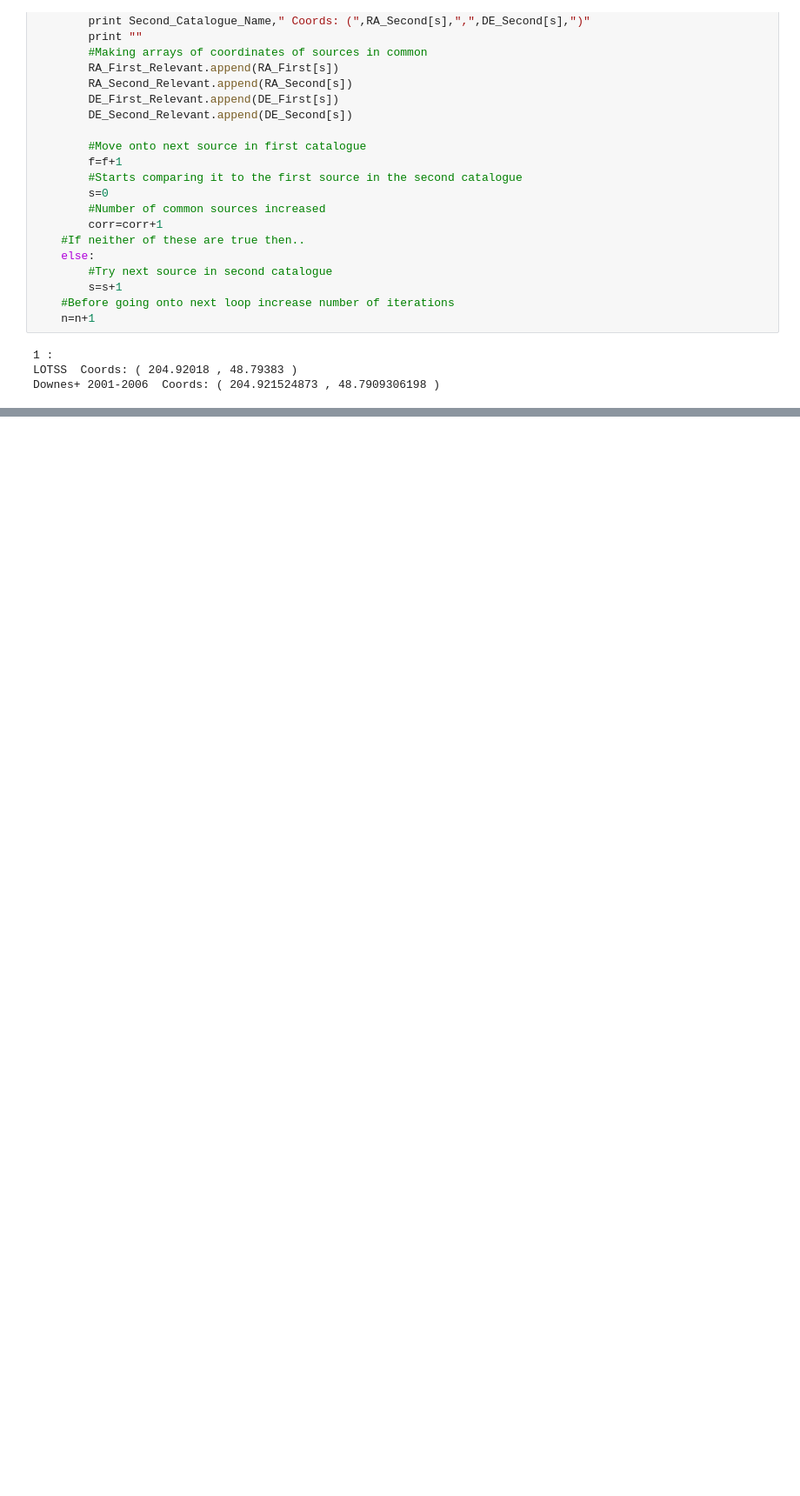
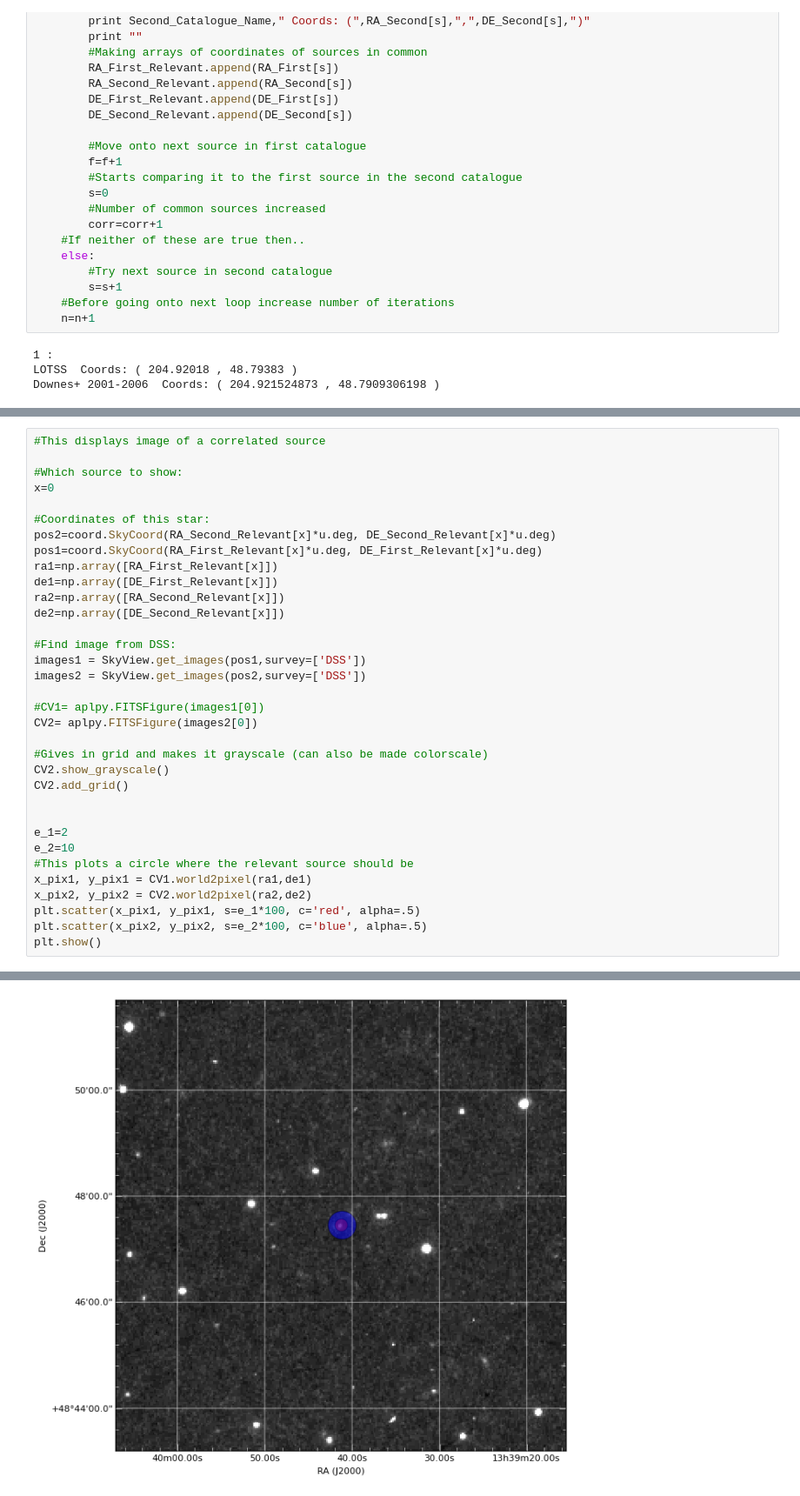
Before and after one commit to niallb96/lofar, a Jupyter notebook: LOTSS_VS_CVs.ipynb, the cells around one changed output, grey strips where cells are left out. Shown at 87% size. Saved outputs shown, nothing was run; the diff lists cells and outputs as text; blank space fills up the shorter version.

Commit message:
Made it so image showed two circles, one for each catalogue.  Not working perfectly though

```diff
--- a/LOTSS_VS_CVs.ipynb
+++ b/LOTSS_VS_CVs.ipynb
@@ -232,0 +229,35 @@ INFO: Auto-setting vmax to  9.712e-02 [aplpy.core]
+# %%
+#This displays image of a correlated source
+
+#Which source to show:
+x=0
+
+#Coordinates of this star:
+pos2=coord.SkyCoord(RA_Second_Relevant[x]*u.deg, DE_Second_Relevant[x]*u.deg)
+pos1=coord.SkyCoord(RA_First_Relevant[x]*u.deg, DE_First_Relevant[x]*u.deg)
+ra1=np.array([RA_First_Relevant[x]])
+de1=np.array([DE_First_Relevant[x]])
+ra2=np.array([RA_Second_Relevant[x]])
+de2=np.array([DE_Second_Relevant[x]])
+
+#Find image from DSS:
+images1 = SkyView.get_images(pos1,survey=['DSS'])
+images2 = SkyView.get_images(pos2,survey=['DSS'])
+
+#CV1= aplpy.FITSFigure(images1[0])
+CV2= aplpy.FITSFigure(images2[0])
+
+#Gives in grid and makes it grayscale (can also be made colorscale)
+CV2.show_grayscale()
+CV2.add_grid()
+
+
+e_1=2
+e_2=10
+#This plots a circle where the relevant source should be
+x_pix1, y_pix1 = CV1.world2pixel(ra1,de1)
+x_pix2, y_pix2 = CV2.world2pixel(ra2,de2)
+plt.scatter(x_pix1, y_pix1, s=e_1*100, c='red', alpha=.5)
+plt.scatter(x_pix2, y_pix2, s=e_2*100, c='blue', alpha=.5)
+plt.show()
+# %% [output]
@@ -232,0 +266 @@ INFO: Auto-setting vmax to  9.712e-02 [aplpy.core]
+[figure, added]
```
Also changed, not shown: parts of 4 cells of this notebook, 2 other files.
